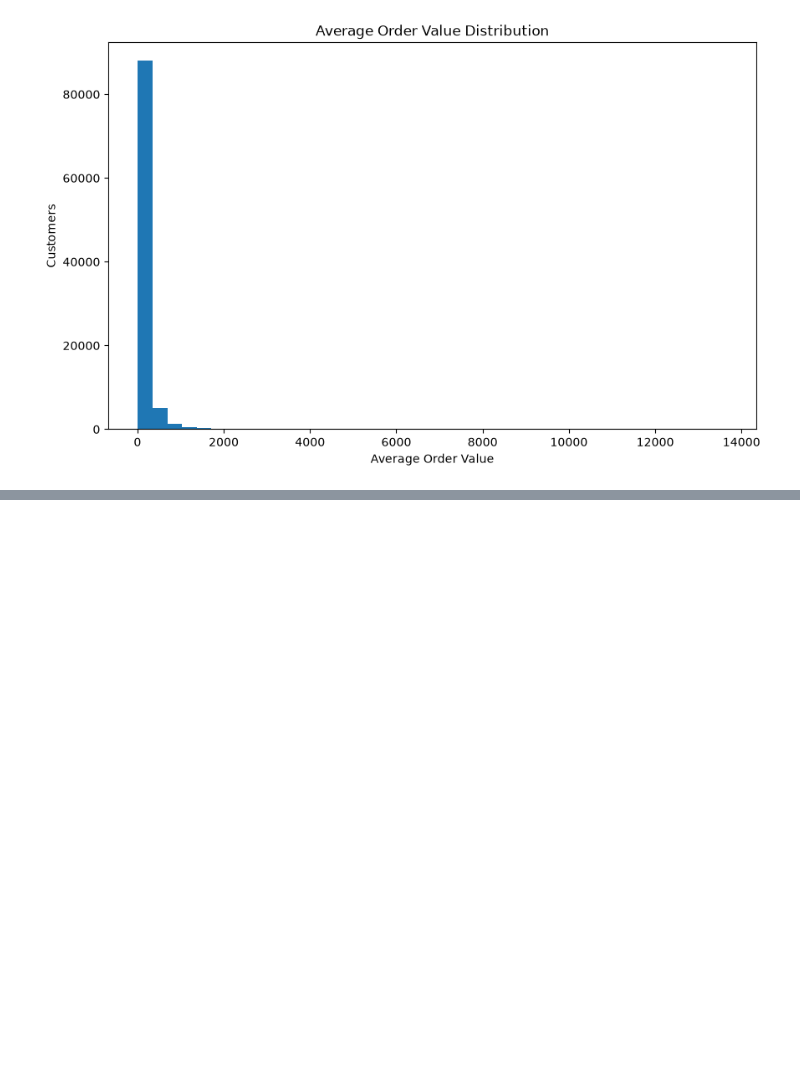
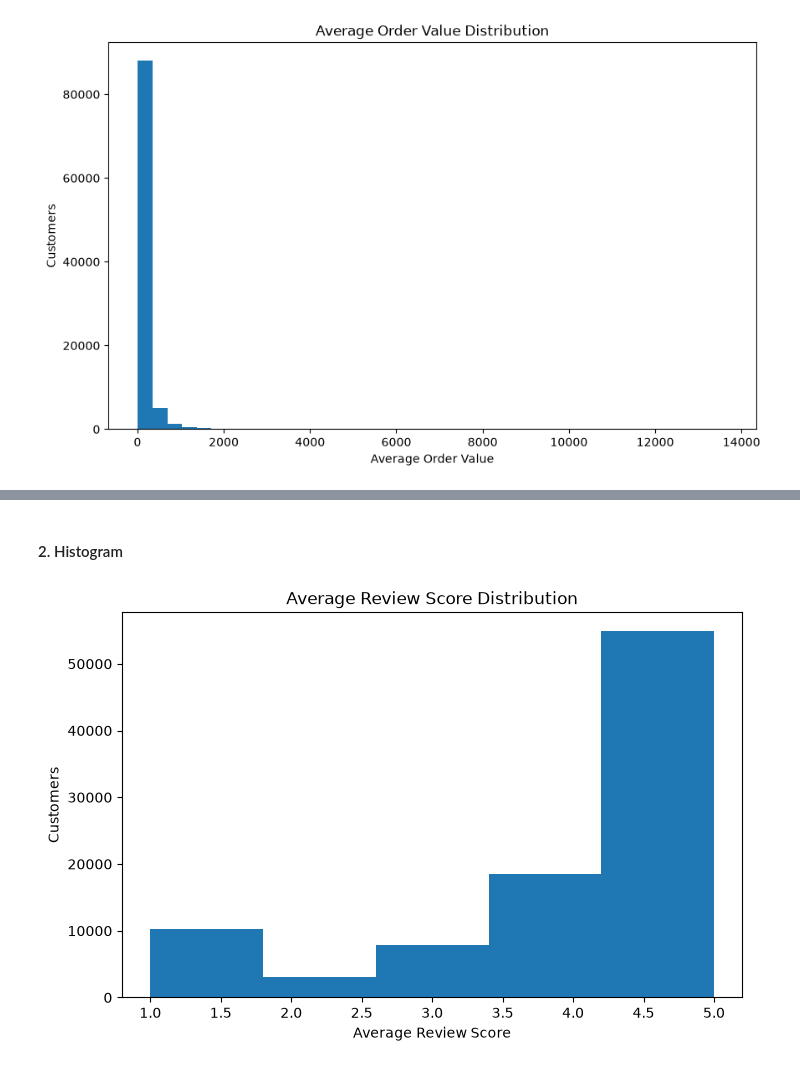
Before and after one commit to anees555/Customer-Intelligent-Platform, a Jupyter notebook: notebooks/04_visual_eda.ipynb, the cells around one changed output, grey strips where cells are left out. Cells and saved outputs as stored; diff of their text form; code cells hidden in the pictures; blank space fills up the shorter version.

Commit message:
customer visual eda: univariate analysis completed

```diff
--- a/notebooks/04_visual_eda.ipynb
+++ b/notebooks/04_visual_eda.ipynb
@@ -249,0 +290,19 @@ plt.show()
+# %% [markdown]
+#### 2. Histogram
+# %%
+plt.figure(figsize=(8,5))
+
+plt.hist(
+    customer_df["avg_review_score"],
+    bins=5
+)
+
+plt.title("Average Review Score Distribution")
+
+plt.xlabel("Average Review Score")
+
+plt.ylabel("Customers")
+
+plt.show()
+# %% [output]
+[figure, added]
```
Also changed, not shown: parts of 16 cells of this notebook, 1 other file.
